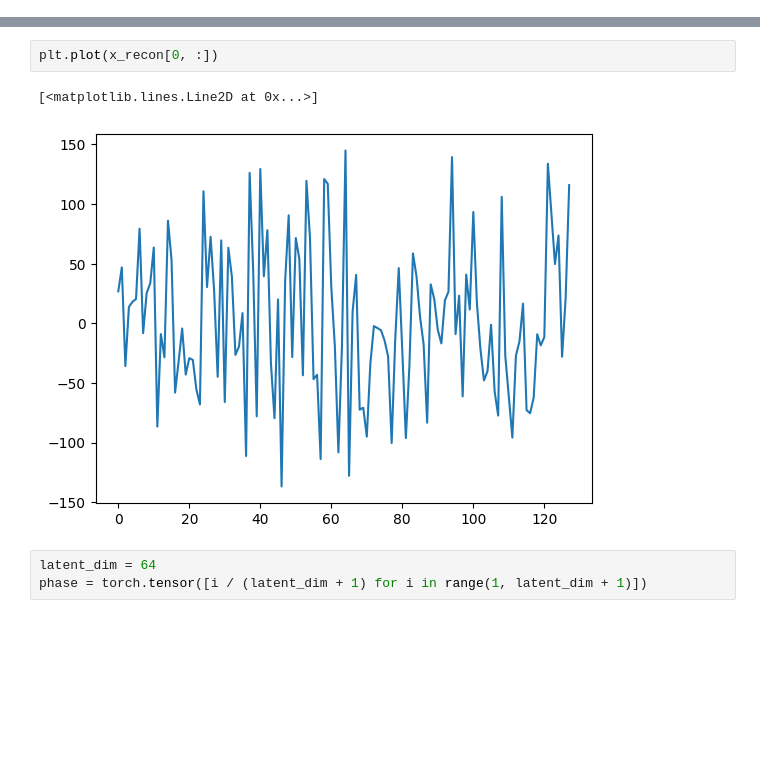
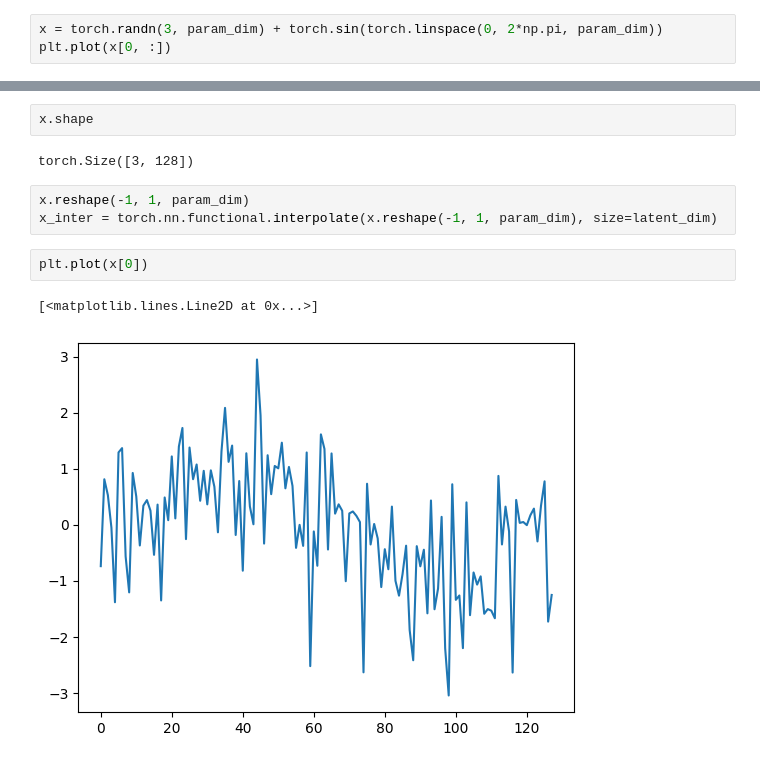
Before and after one commit to arisakaso/nigbms, a Jupyter notebook: notebooks/20240821.ipynb, the cells around one changed output, grey strips where cells are left out. Cells and saved outputs as stored; diff of their text form; blank space fills up the shorter version.

```diff
--- a/notebooks/20240821.ipynb
+++ b/notebooks/20240821.ipynb
@@ -89,0 +68,3 @@ class SinCodec(Codec):
+# %%
+x = torch.randn(3, param_dim) + torch.sin(torch.linspace(0, 2*np.pi, param_dim))
+plt.plot(x[0, :])
@@ -92,8 +108,12 @@ x_recon = codec.decode(z)
+# %%
+x.shape
+# %% [output]
+torch.Size([3, 128])
+# %%
+x.reshape(-1, 1, param_dim)
+x_inter = torch.nn.functional.interpolate(x.reshape(-1, 1, param_dim), size=latent_dim)
 # %%
-plt.plot(x_recon[0, :])
+plt.plot(x[0])
 # %% [output]
 [<matplotlib.lines.Line2D at 0x...>]
-[figure, old version]
+[figure, new version]
-# %%
-latent_dim = 64
-phase = torch.tensor([i / (latent_dim + 1) for i in range(1, latent_dim + 1)])
```
Also changed, not shown: parts of 21 cells of this notebook, 7 other files.
